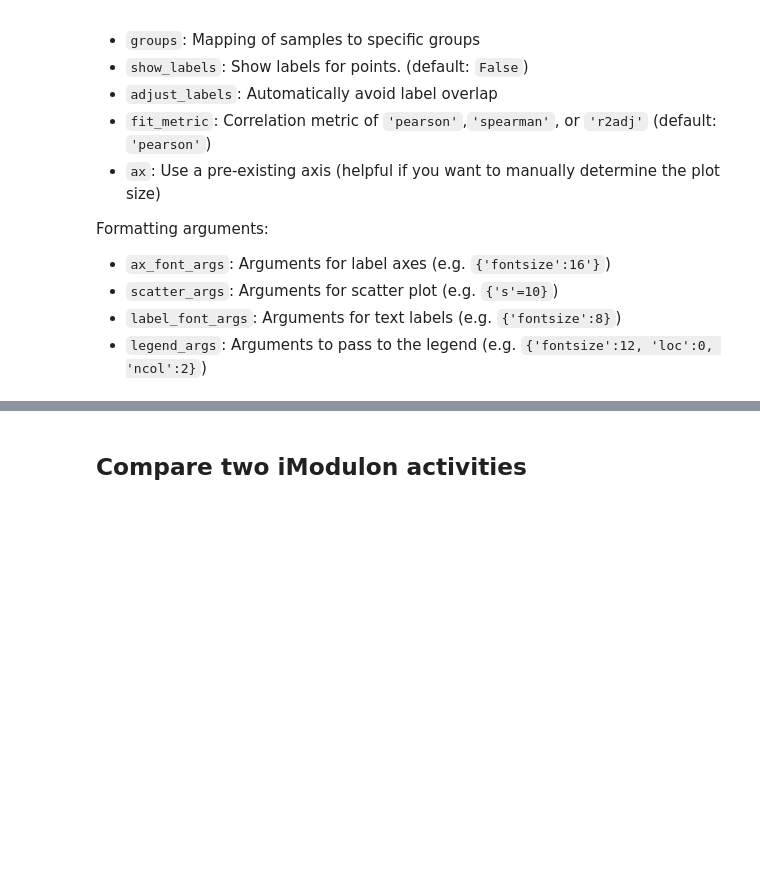
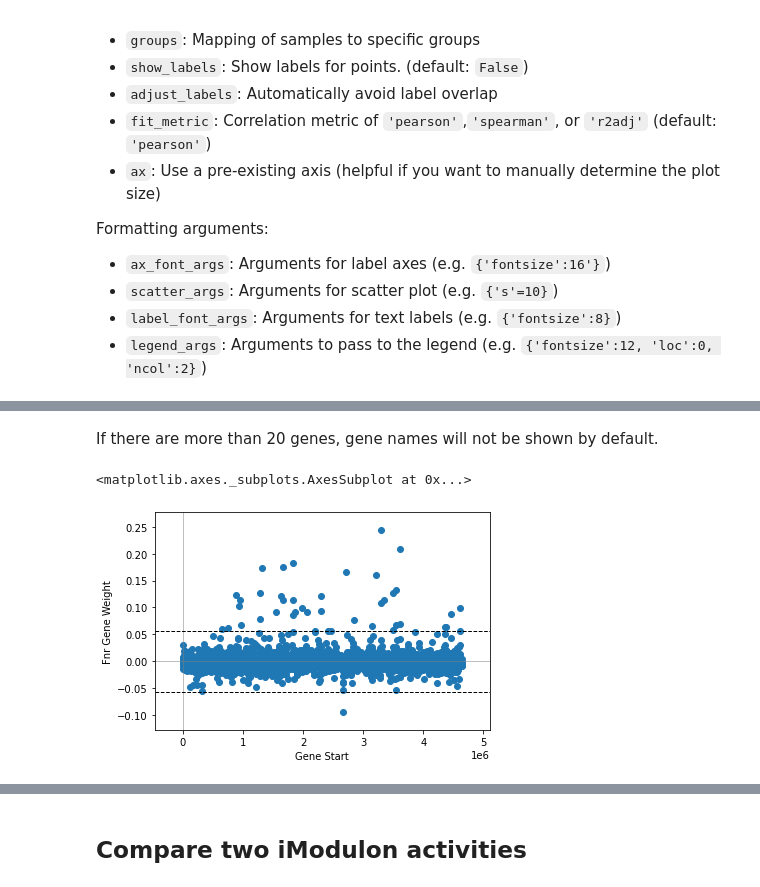
Before and after one commit to SBRG/pymodulon, a Jupyter notebook: notebooks/Visualizations.ipynb, the cells around one changed output, grey strips where cells are left out. Cells and saved outputs as stored; diff of their text form; code cells hidden in the pictures; blank space fills up the shorter version.

```diff
--- a/notebooks/Visualizations.ipynb
+++ b/notebooks/Visualizations.ipynb
@@ -68,0 +74,7 @@ Formatting arguments:
+# %% [markdown]
+If there are more than 20 genes, gene names will not be shown by default.
+# %%
+plot_gene_weights(ica_data,'Fnr')
+# %% [output]
+<matplotlib.axes._subplots.AxesSubplot at 0x...>
+[figure, added]
```
Also changed, not shown: parts of 11 cells of this notebook, 1 other file.
